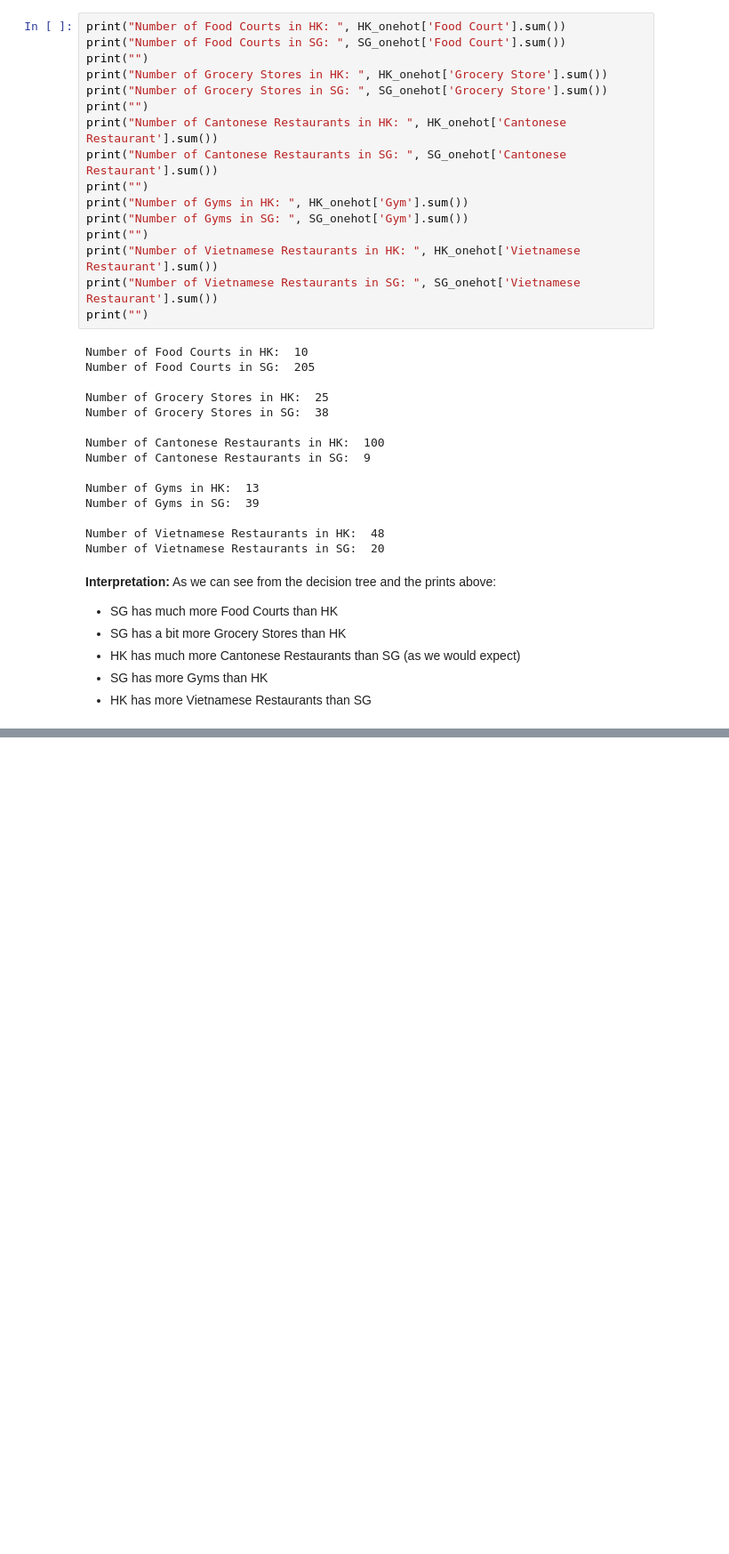
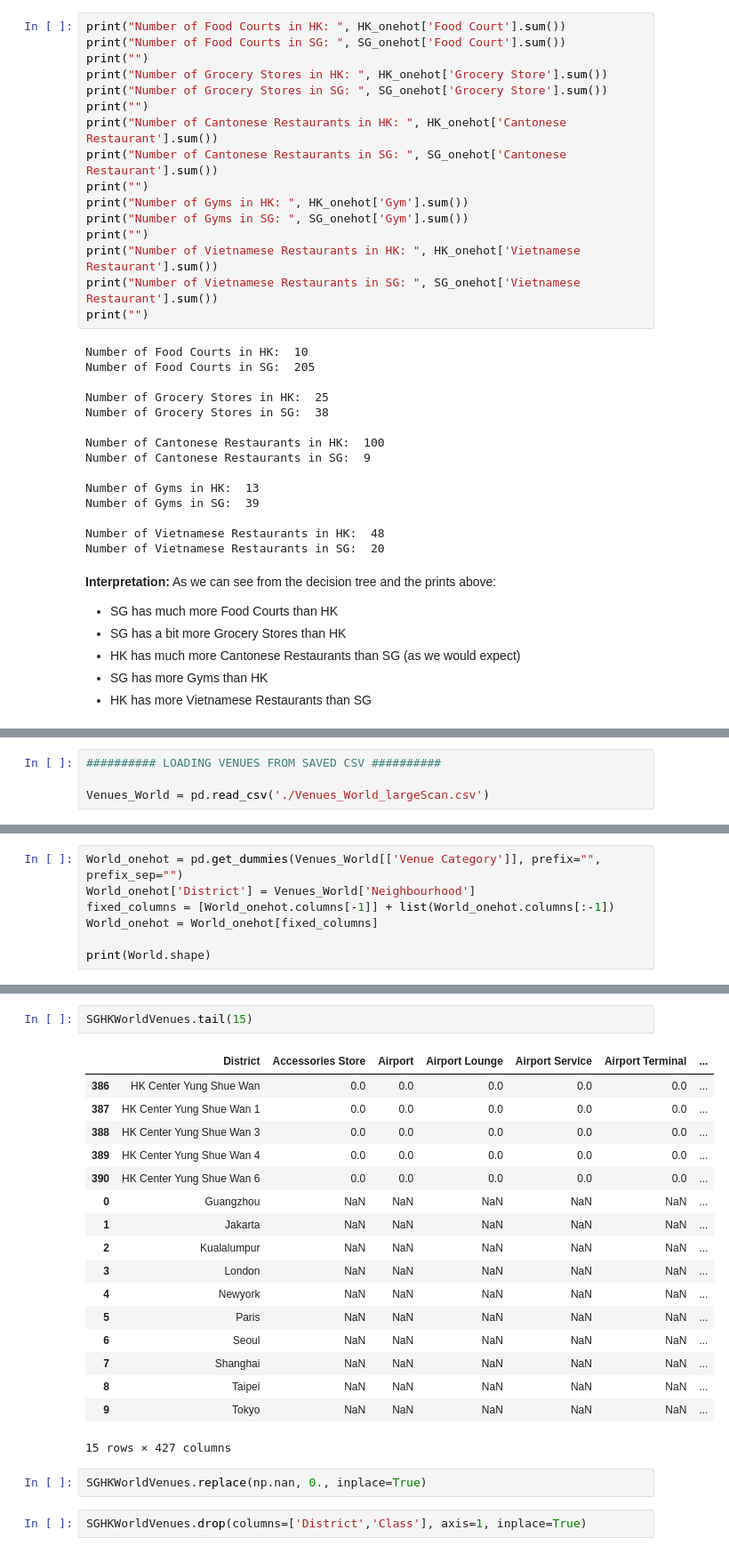
Before and after one commit to FabienNugier/Coursera_Capstone, a Jupyter notebook: IBM-DATASCIENCE-FinalProject(Weeks4-5)_Singapore_HK_Comparison.ipynb, the cells around one changed output, grey strips where cells are left out. Shown at 89% size. Saved outputs shown, nothing was run; the diff lists cells and outputs as text; blank space fills up the shorter version.

```diff
--- a/IBM-DATASCIENCE-FinalProject(Weeks4-5)_Singapore_HK_Comparison.ipynb
+++ b/IBM-DATASCIENCE-FinalProject(Weeks4-5)_Singapore_HK_Comparison.ipynb
@@ -3117,0 +3260,4 @@ SyntaxError: invalid syntax (<ipython-input-237-ab8bcc0954f4>, line 1)
+# %%
+########## LOADING VENUES FROM SAVED CSV ##########
+
+Venues_World = pd.read_csv('./Venues_World_largeScan.csv')
@@ -3117,0 +3277,7 @@ SyntaxError: invalid syntax (<ipython-input-237-ab8bcc0954f4>, line 1)
+# %%
+World_onehot = pd.get_dummies(Venues_World[['Venue Category']], prefix="", prefix_sep="")
+World_onehot['District'] = Venues_World['Neighbourhood']
+fixed_columns = [World_onehot.columns[-1]] + list(World_onehot.columns[:-1])
+World_onehot = World_onehot[fixed_columns]
+
+print(World.shape)
@@ -3117,0 +3354,24 @@ SyntaxError: invalid syntax (<ipython-input-237-ab8bcc0954f4>, line 1)
+# %%
+SGHKWorldVenues.tail(15)
+# %% [output]
+|  | District | Accessories Store | Airport | Airport Lounge | Airport Service | Airport Terminal | ... |
+| 386 | HK Center Yung Shue Wan | 0.0 | 0.0 | 0.0 | 0.0 | 0.0 | ... |
+| 387 | HK Center Yung Shue Wan 1 | 0.0 | 0.0 | 0.0 | 0.0 | 0.0 | ... |
+| 388 | HK Center Yung Shue Wan 3 | 0.0 | 0.0 | 0.0 | 0.0 | 0.0 | ... |
+| 389 | HK Center Yung Shue Wan 4 | 0.0 | 0.0 | 0.0 | 0.0 | 0.0 | ... |
+| 390 | HK Center Yung Shue Wan 6 | 0.0 | 0.0 | 0.0 | 0.0 | 0.0 | ... |
+| 0 | Guangzhou | NaN | NaN | NaN | NaN | NaN | ... |
+| 1 | Jakarta | NaN | NaN | NaN | NaN | NaN | ... |
+| 2 | Kualalumpur | NaN | NaN | NaN | NaN | NaN | ... |
+| 3 | London | NaN | NaN | NaN | NaN | NaN | ... |
+| 4 | Newyork | NaN | NaN | NaN | NaN | NaN | ... |
+| 5 | Paris | NaN | NaN | NaN | NaN | NaN | ... |
+| 6 | Seoul | NaN | NaN | NaN | NaN | NaN | ... |
+| 7 | Shanghai | NaN | NaN | NaN | NaN | NaN | ... |
+| 8 | Taipei | NaN | NaN | NaN | NaN | NaN | ... |
+| 9 | Tokyo | NaN | NaN | NaN | NaN | NaN | ... |
+15 rows × 427 columns
+# %%
+SGHKWorldVenues.replace(np.nan, 0., inplace=True)
+# %%
+SGHKWorldVenues.drop(columns=['District','Class'], axis=1, inplace=True)
```
Also changed, not shown: parts of 77 cells of this notebook.
